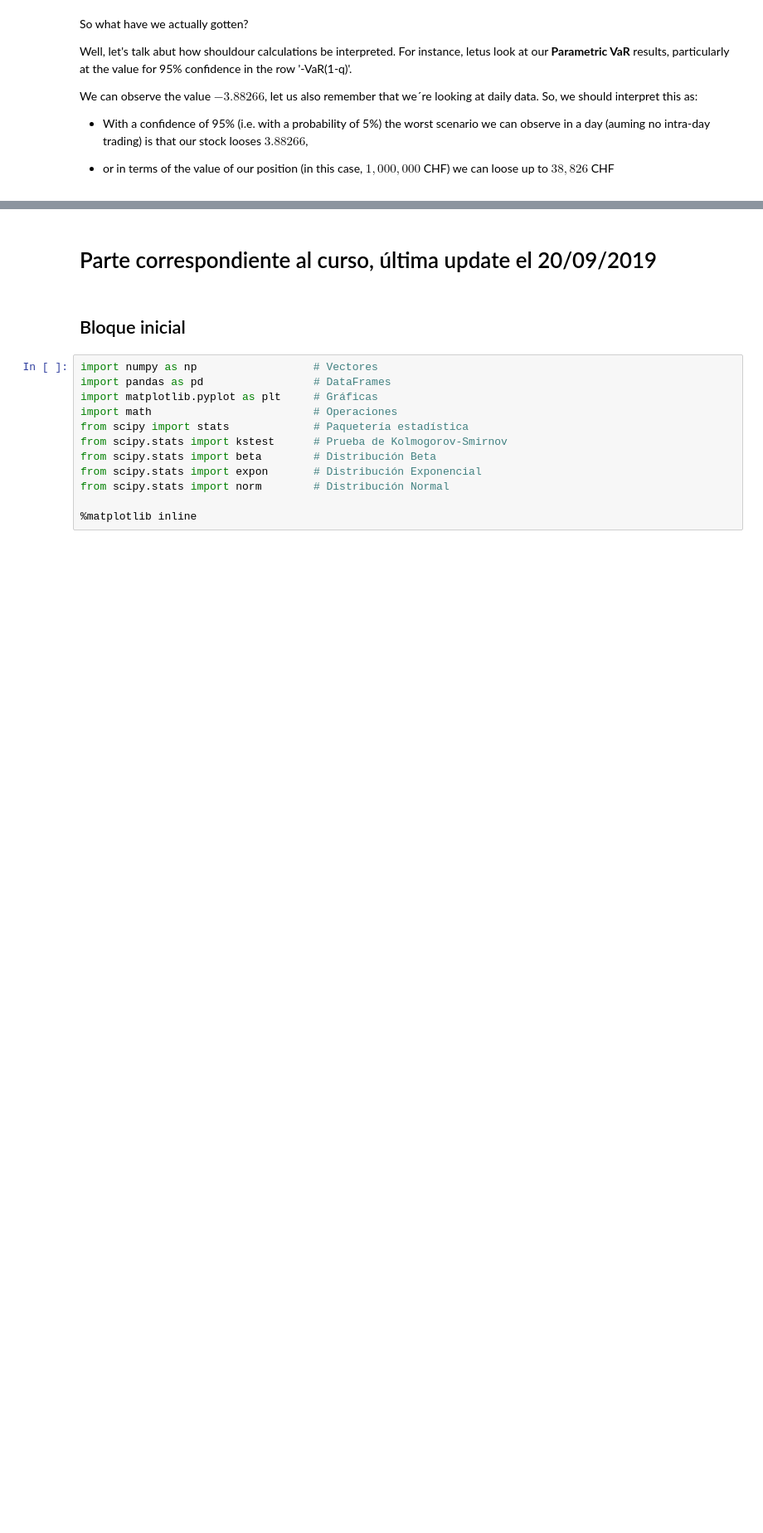
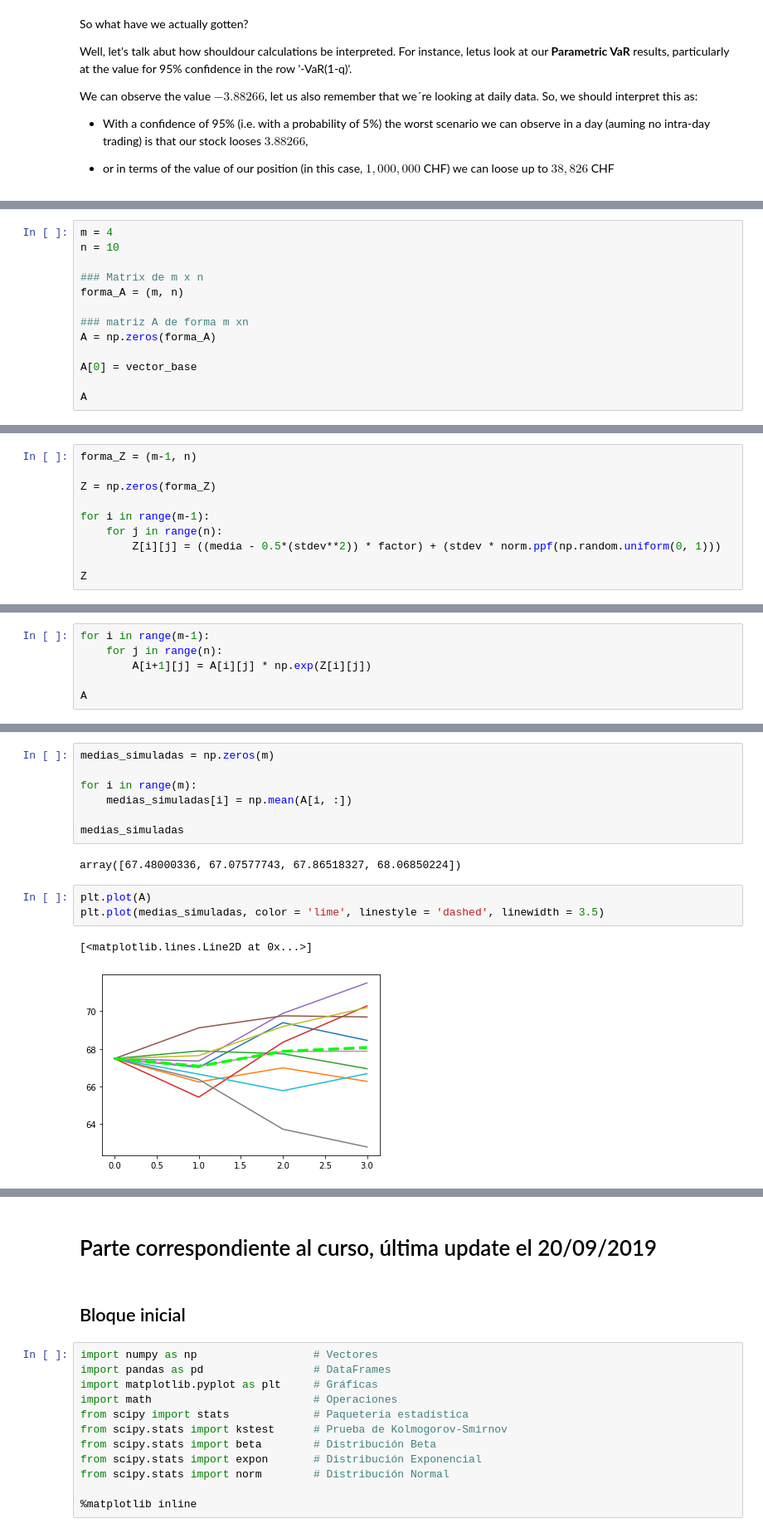
Before and after one commit to CarlosIST/Quant-Finance, a Jupyter notebook: Financial Risk Management/ARF-1.ipynb, the cells around one changed output, grey strips where cells are left out. Shown at 83% size. Drawn from its saved outputs; the diff is of its cells as text; blank space fills up the shorter version.

```diff
--- a/Financial Risk Management/ARF-1.ipynb
+++ b/Financial Risk Management/ARF-1.ipynb
@@ -427,0 +820,13 @@ We can observe the value $-3.88266$, let us also remember that we´re looking at
+# %%
+m = 4
+n = 10
+
+### Matrix de m x n
+forma_A = (m, n)
+
+### matriz A de forma m xn
+A = np.zeros(forma_A)
+
+A[0] = vector_base
+
+A
@@ -427,0 +842,10 @@ We can observe the value $-3.88266$, let us also remember that we´re looking at
+# %%
+forma_Z = (m-1, n)
+
+Z = np.zeros(forma_Z)
+
+for i in range(m-1):
+    for j in range(n):
+        Z[i][j] = ((media - 0.5*(stdev**2)) * factor) + (stdev * norm.ppf(np.random.uniform(0, 1)))
+
+Z
@@ -427,0 +859,6 @@ We can observe the value $-3.88266$, let us also remember that we´re looking at
+# %%
+for i in range(m-1):
+    for j in range(n):
+        A[i+1][j] = A[i][j] * np.exp(Z[i][j])
+
+A
@@ -427,0 +891,15 @@ We can observe the value $-3.88266$, let us also remember that we´re looking at
+# %%
+medias_simuladas = np.zeros(m)
+
+for i in range(m):
+    medias_simuladas[i] = np.mean(A[i, :])
+
+medias_simuladas
+# %% [output]
+array([67.48000336, 67.07577743, 67.86518327, 68.06850224])
+# %%
+plt.plot(A)
+plt.plot(medias_simuladas, color = 'lime', linestyle = 'dashed', linewidth = 3.5)
+# %% [output]
+[<matplotlib.lines.Line2D at 0x...>]
+[figure, added]
```
Also changed, not shown: parts of 40 cells of this notebook.
